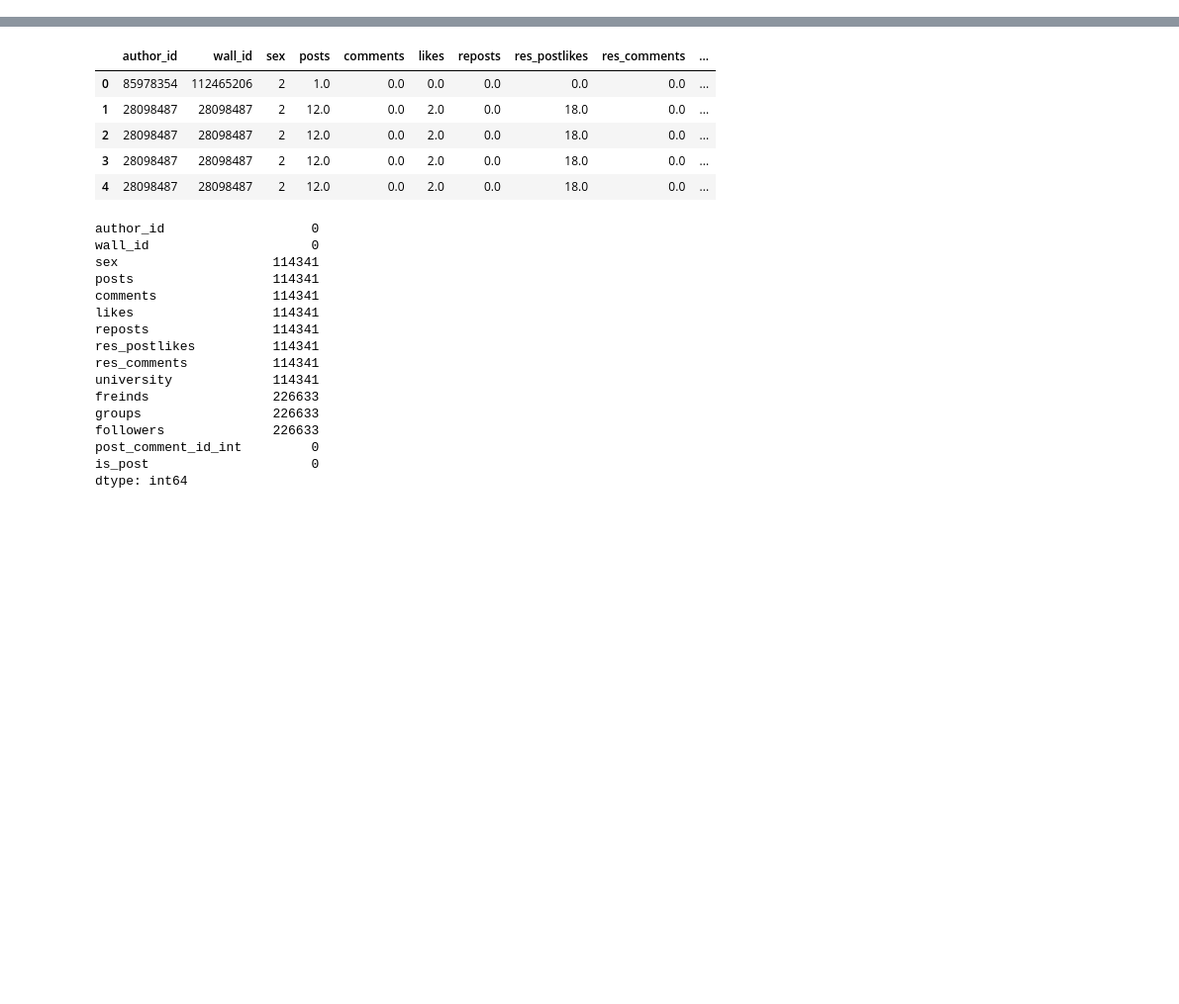
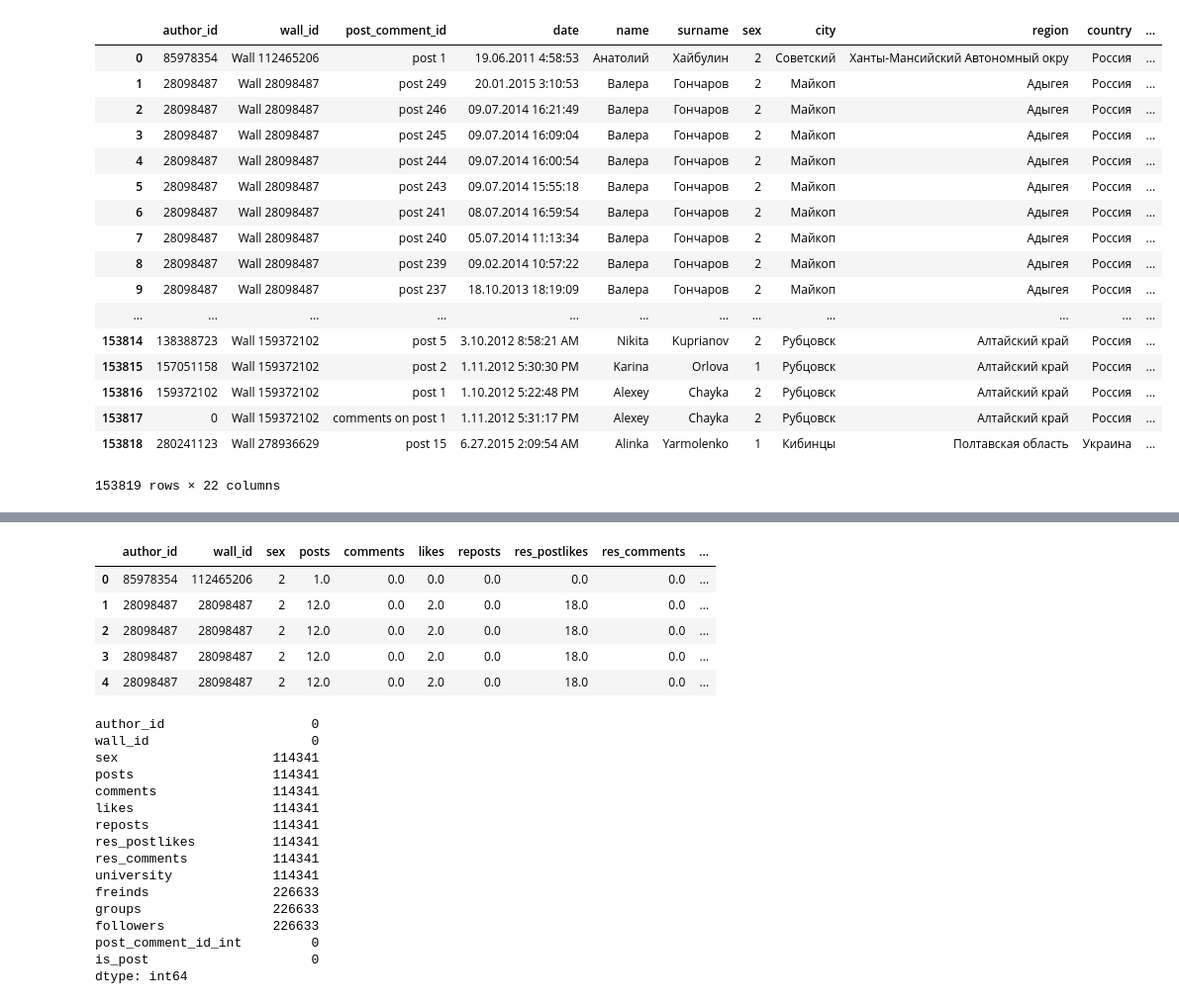
Before and after one commit to i-Hun/vk_problems_notebooks, a Jupyter notebook: add_individual_data.ipynb, the cells around one changed output, grey strips where cells are left out. Shown at 99% size. Saved outputs shown, nothing was run; the diff lists cells and outputs as text; code cells hidden in the pictures; blank space fills up the shorter version.

```diff
--- a/add_individual_data.ipynb
+++ b/add_individual_data.ipynb
@@ -13,9 +13,29 @@ import itertools
 # %%
 poor_data = pd.read_pickle("/Users/Hun/hse_thesis/hse_thesis1.pickle")
 # %%
-add_data = pd.read_csv("/Users/Hun/hse_thesis/metadata.csv", encoding="CP1251",
-                        error_bad_lines=False, warn_bad_lines=False,
+add_data = pd.read_csv("/Users/Hun/1-3-test/metadata.csv", encoding="CP1251",
                        header=None)
+# %%
+add_data
+# %% [output]
+|  | author_id | wall_id | post_comment_id | date | name | surname | sex | city | region | country | ... |
+| 0 | 85978354 | Wall 112465206 | post 1 | 19.06.2011 4:58:53 | Анатолий | Хайбулин | 2 | Советский | Ханты-Мансийский Автономный окру | Россия | ... |
+| 1 | 28098487 | Wall 28098487 | post 249 | 20.01.2015 3:10:53 | Валера | Гончаров | 2 | Майкоп | Адыгея | Россия | ... |
+| 2 | 28098487 | Wall 28098487 | post 246 | 09.07.2014 16:21:49 | Валера | Гончаров | 2 | Майкоп | Адыгея | Россия | ... |
+| 3 | 28098487 | Wall 28098487 | post 245 | 09.07.2014 16:09:04 | Валера | Гончаров | 2 | Майкоп | Адыгея | Россия | ... |
+| 4 | 28098487 | Wall 28098487 | post 244 | 09.07.2014 16:00:54 | Валера | Гончаров | 2 | Майкоп | Адыгея | Россия | ... |
+| 5 | 28098487 | Wall 28098487 | post 243 | 09.07.2014 15:55:18 | Валера | Гончаров | 2 | Майкоп | Адыгея | Россия | ... |
+| 6 | 28098487 | Wall 28098487 | post 241 | 08.07.2014 16:59:54 | Валера | Гончаров | 2 | Майкоп | Адыгея | Россия | ... |
+| 7 | 28098487 | Wall 28098487 | post 240 | 05.07.2014 11:13:34 | Валера | Гончаров | 2 | Майкоп | Адыгея | Россия | ... |
+| 8 | 28098487 | Wall 28098487 | post 239 | 09.02.2014 10:57:22 | Валера | Гончаров | 2 | Майкоп | Адыгея | Россия | ... |
+| 9 | 28098487 | Wall 28098487 | post 237 | 18.10.2013 18:19:09 | Валера | Гончаров | 2 | Майкоп | Адыгея | Россия | ... |
+| ... | ... | ... | ... | ... | ... | ... | ... | ... | ... | ... | ... |
+| 153814 | 138388723 | Wall 159372102 | post 5 | 3.10.2012 8:58:21 AM | Nikita | Kuprianov | 2 | Рубцовск | Алтайский край | Россия | ... |
+| 153815 | 157051158 | Wall 159372102 | post 2 | 1.11.2012 5:30:30 PM | Karina | Orlova | 1 | Рубцовск | Алтайский край | Россия | ... |
+| 153816 | 159372102 | Wall 159372102 | post 1 | 1.10.2012 5:22:48 PM | Alexey | Chayka | 2 | Рубцовск | Алтайский край | Россия | ... |
+| 153817 | 0 | Wall 159372102 | comments on post 1 | 1.11.2012 5:31:17 PM | Alexey | Chayka | 2 | Рубцовск | Алтайский край | Россия | ... |
+| 153818 | 280241123 | Wall 278936629 | post 15 | 6.27.2015 2:09:54 AM | Alinka | Yarmolenko | 1 | Кибинцы | Полтавская область | Украина | ... |
+153819 rows × 22 columns
 # %%
 add_data.drop(0, axis=1, inplace=True)
 # %%
```
Also changed, not shown: parts of 2 cells of this notebook, 7 other files.
